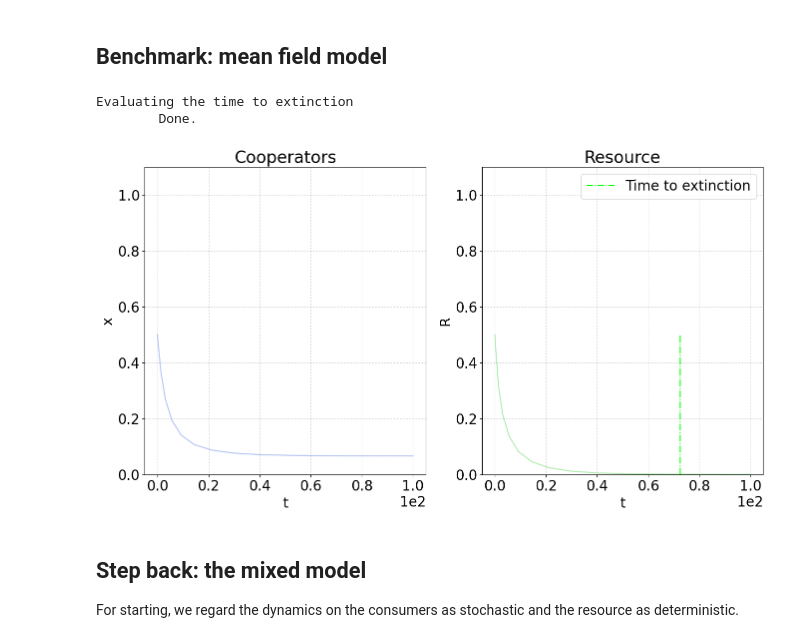
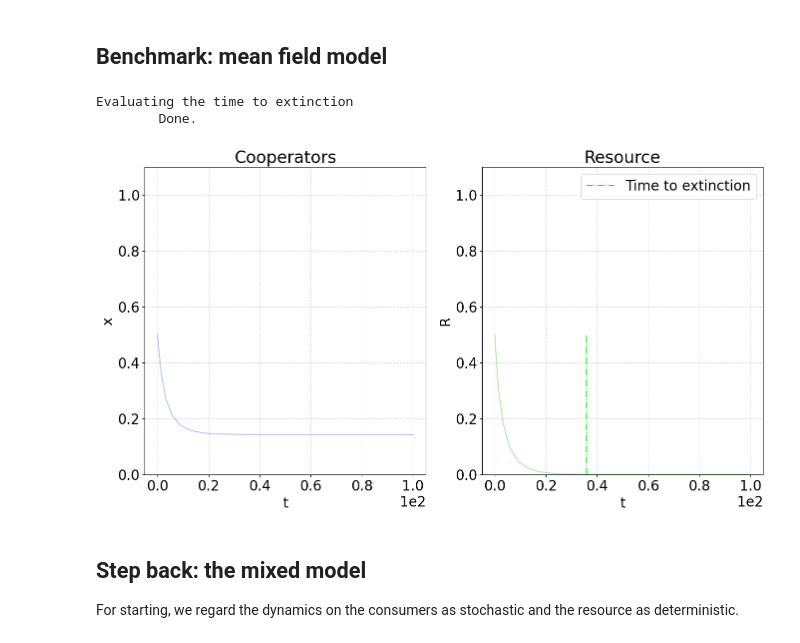
Before and after one commit to fabiomngzz/CPRSustainability, a Jupyter notebook: CPRsust_fullyStoc.ipynb, the cells around one changed output. Cells and saved outputs as stored; diff of their text form; code cells hidden in the pictures.

```diff
--- a/CPRsust_fullyStoc.ipynb
+++ b/CPRsust_fullyStoc.ipynb
@@ -33,7 +33,7 @@ K = 1*N
 # Resource's birth rate
 b = 1.
 # Harvesting rates, not reduced!
-extractionRates = np.sort(np.array([0.7,1.1]))/N
+extractionRates = np.sort(np.array([0.5,1.3]))/N
 if N*extractionRates[-1]<b:
     display(Latex('Warning: $Ne_D<b$, which is an unphysical choice of parameters. The program will run anyways, just be aware!'))
 # Each node represents either a consumer (cooperator or defector) or a slot of resource (full or empty)
@@ -61,11 +61,12 @@ tolerance = 1e-3
 context_MF = {
     'b' : b,
     'extractionRates' : extractionRates,
-    'N' : N
+    'N' : N,
+    'K' : K
 }
 
 # Taking from the context the parameter values used by solve_ivp
-paramsString = ['b','extractionRates','N']
+paramsString = ['b','extractionRates','N','K']
 params = evalContextVar(paramsString,context_MF)
 
 zSeries = scint.solve_ivp(HES,[0,tMax_detRes],[R0,x0],method='RK45',args=(params))
@@ -98,32 +99,32 @@ plotsObj = [
         'yLims' : [0, 1.1]
     },
     {
         'name' : 'Resource',
         'x' : seriesObj_MF['time'],
         'y' : seriesObj_MF['resource'],
         'color' : 'limegreen',
         'xlabel' : 't',
         'ylabel' : 'R',
         'yLims' : [0,1.1]
     }
 ]
 
 fig_MF, ax_MF = plt.subplots(1,2,figsize=(16,8))
 
 for ax,plotObj in zip(ax_MF,plotsObj):
     ax.set_title(plotObj['name'])
     ax.plot(plotObj['x'],plotObj['y'],plotObj['color'], alpha=0.4)
     ax.ticklabel_format(style='sci', axis='x', scilimits=(0, 0))
     ax.set_xlabel(plotObj['xlabel'])
     ax.set_ylabel(plotObj['ylabel'])
     ax.set_ylim(plotObj['yLims'])
     ax.grid(which='both',linestyle=':',color='k',alpha=0.25)
 if tExt_MF:
     ax_MF[1].vlines(tExt_MF,0,R0,colors='lime',linestyle='-.',label='Time to extinction')
     ax_MF[1].legend()
 plt.show()
 # %% [output]
 Evaluating the time to extinction
         Done.
-[figure, old version]
+[figure, new version]
 # %% [markdown]
```
Also changed, not shown: parts of 8 cells of this notebook, 1 other file.
